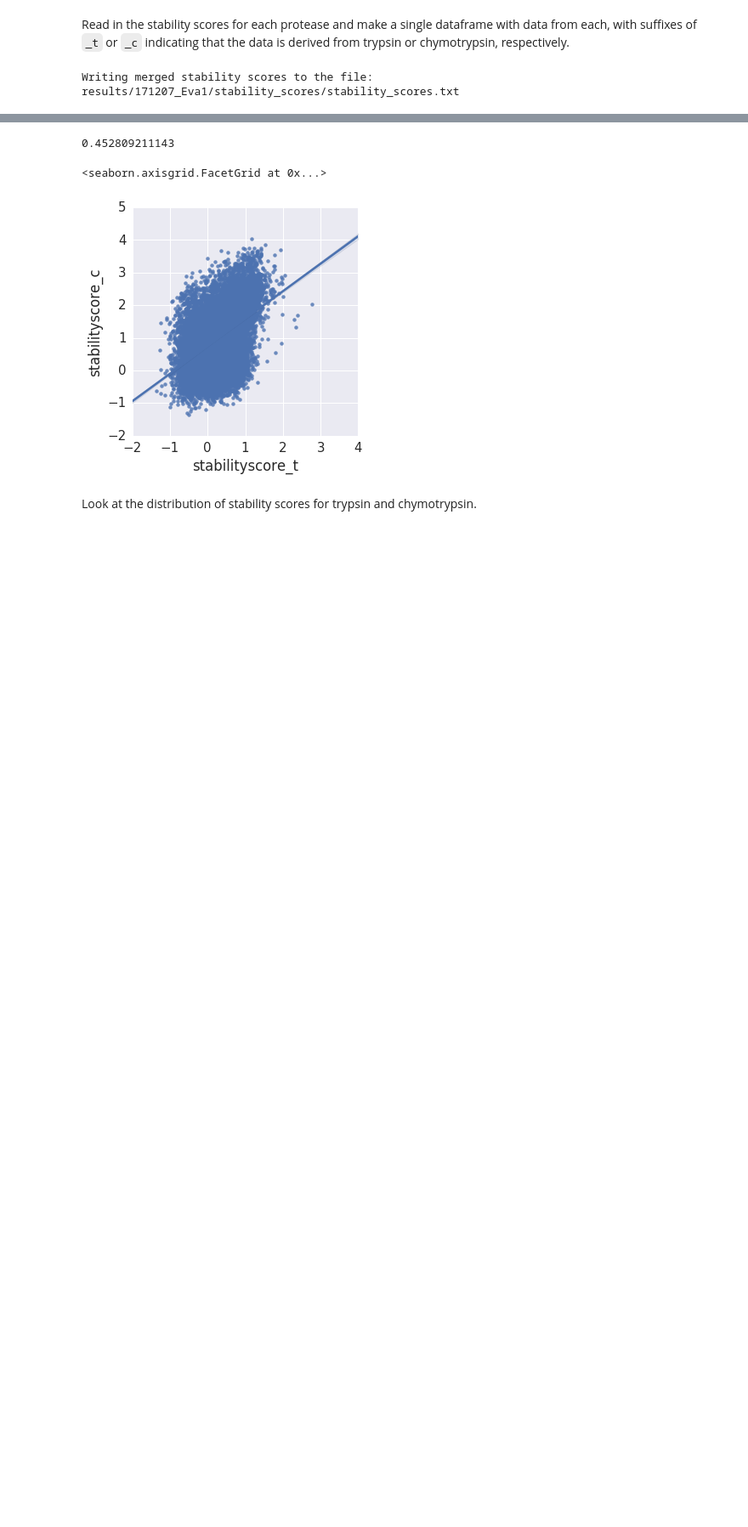
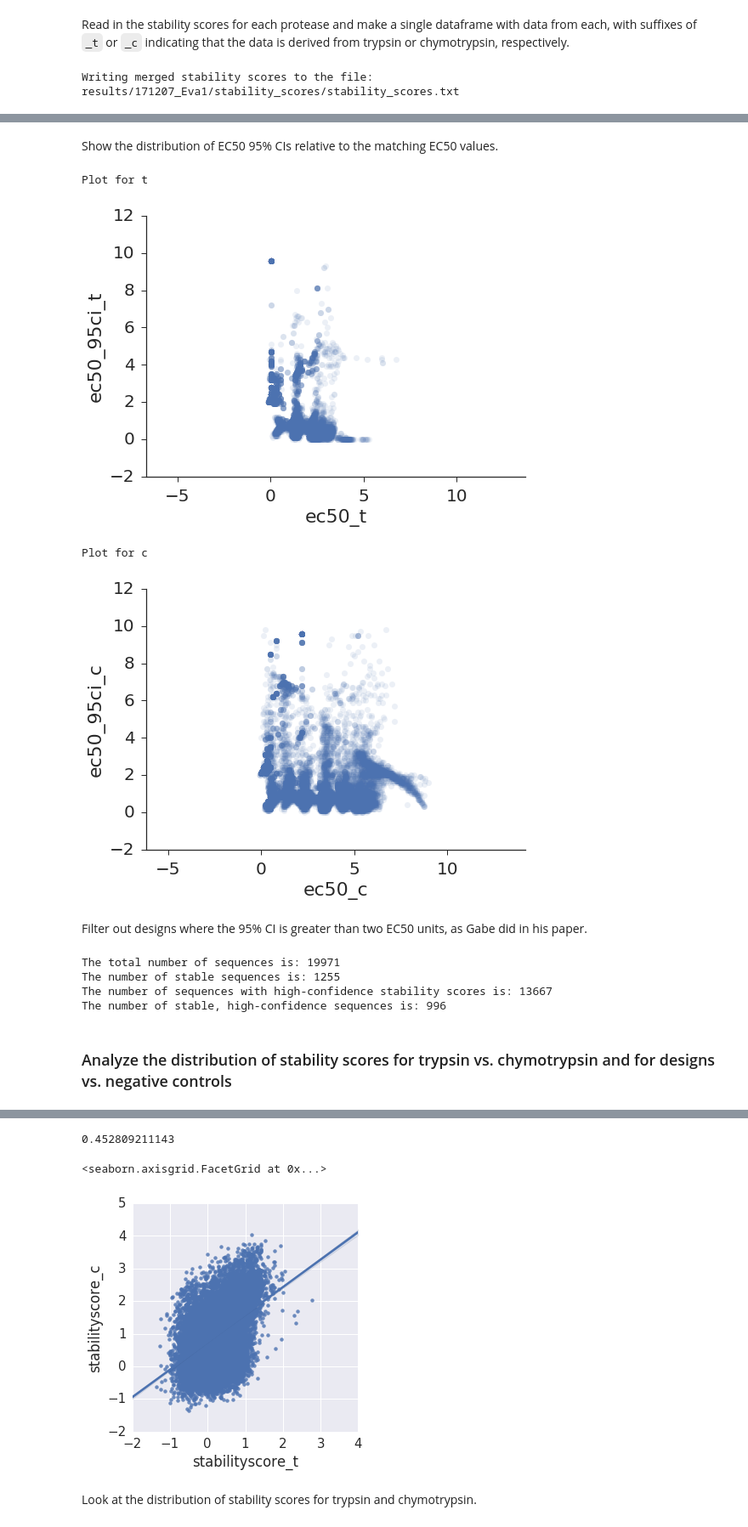
Before and after one commit to Haddox/prot_stab_analysis_pipeline, a Jupyter notebook: analysis_code_171207_Eva1.ipynb, the cells around one changed output, grey strips where cells are left out. Shown: that part at 85% size. Cells and saved outputs as stored; diff of their text form; code cells hidden in the pictures; blank space fills up the shorter version.

```diff
--- a/analysis_code_171207_Eva1.ipynb
+++ b/analysis_code_171207_Eva1.ipynb
@@ -429,0 +640,31 @@ print(cmd)
+# %%
+counts_data_columns = [
+    'protease', 'selection_index', 'n_unique_sequences',
+    'median_counts', 'median_frequency', 'entropy'
+]
+counts_data_dict = {
+    key : []
+    for key in counts_data_columns
+}
+selection_indices = list(range(0,7))
+for protease in ['c', 't']:
+    for selection_index in selection_indices:
+        counts = counts_df['counts{0}_{1}'.format(selection_index, protease)].values
+        total_counts = sum(counts)
+        frequencies = counts / total_counts
+        assert 1-sum(frequencies) < 1e-5
+
+        n_unique_sequences = sum(counts > 0)
+        entropy = scipy.stats.entropy(frequencies)
+        median_counts = np.median(counts)
+        median_frequency = np.median(frequencies)
+
+        counts_data_dict['protease'].append(protease)
+        counts_data_dict['selection_index'].append(selection_index)
+        counts_data_dict['n_unique_sequences'].append(n_unique_sequences)
+        counts_data_dict['entropy'].append(entropy)
+        counts_data_dict['median_counts'].append(median_counts)
+        counts_data_dict['median_frequency'].append(median_frequency)
+
+counts_data_df = pandas.DataFrame.from_dict(counts_data_dict)
+counts_data_df[counts_data_columns]
@@ -460,0 +728,47 @@ Writing merged stability scores to the file: results/171207_Eva1/stability_score
+# %% [markdown]
+Show the distribution of EC50 95% CIs relative to the matching EC50 values.
+# %%
+for protease in ['t', 'c']:
+    print("Plot for {0}".format(protease))
+    sns.regplot(
+        x='ec50_{0}'.format(protease),
+        y='ec50_95ci_{0}'.format(protease),
+        data=stability_scores_df,
+        scatter_kws={'alpha':0.1, 's':50},
+        fit_reg=False
+    )
+    sns.despine()
+    plt.axis('equal')
+    plt.show()
+# %% [output]
+Plot for t
+[figure, added]
+Plot for c
+[figure, added]
+# %% [markdown]
+Filter out designs where the 95% CI is greater than two EC50 units, as Gabe did in his paper.
+# %%
+# Find sequences where the EC50 CI is greater than two EC50 units
+cutoff = 2
+high_confidence_seqs_bools = \
+    (stability_scores_df['ec50_95ci_t'] < cutoff) & \
+    (stability_scores_df['ec50_95ci_c'] < cutoff)
+
+# Find stable sequences, as defined by stability scores > 1
+stability_cutoff = 1
+stable_seqs_bools = stability_scores_df['stabilityscore'] > stability_cutoff
+
+# Make a list of stable sequences that passed the CI-based filtering step
+print("The total number of sequences is: {0}".format(len(stability_scores_df)))
+print("The number of stable sequences is: {0}".format(sum(stable_seqs_bools)))
+print("The number of sequences with high-confidence stability scores is: {0}".format(sum(high_confidence_seqs_bools)))
+print("The number of stable, high-confidence sequences is: {0}".format(
+    sum(high_confidence_seqs_bools & stable_seqs_bools)
+))
+# %% [output]
+The total number of sequences is: 19971
+The number of stable sequences is: 1255
+The number of sequences with high-confidence stability scores is: 13667
+The number of stable, high-confidence sequences is: 996
+# %% [markdown]
+### Analyze the distribution of stability scores for trypsin vs. chymotrypsin and for designs vs. negative controls
```
Also changed, not shown: parts of 31 cells of this notebook, 9 other files.
